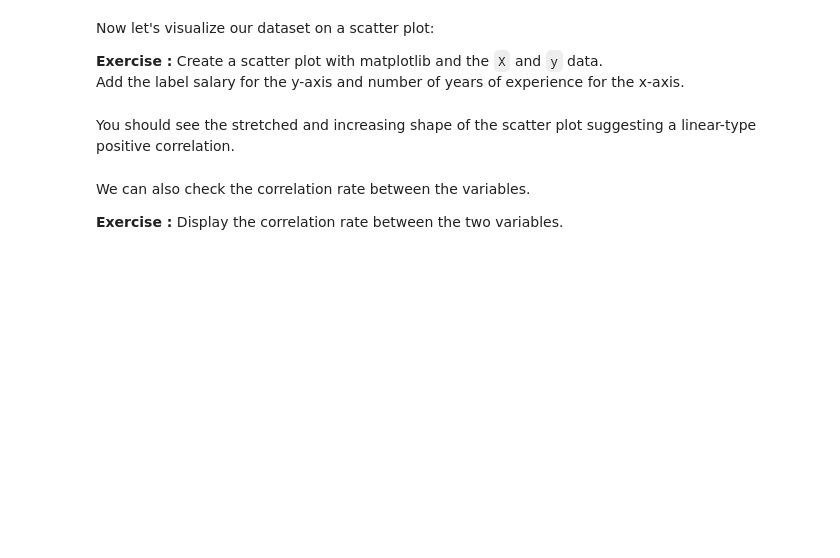
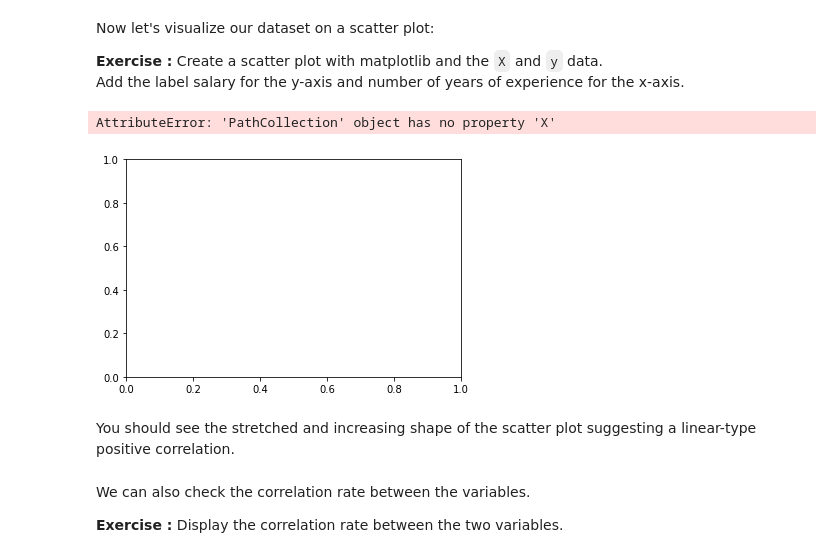
Before and after one commit to HavvaEb/Machine_Learning_exercise, a Jupyter notebook: 4.machine_learning/1.Regression/01-Simple_linear_regression_sklearn.ipynb, the cells around one changed output. Drawn from its saved outputs; the diff is of its cells as text; code cells hidden in the pictures; blank space fills up the shorter version.

```diff
--- a/4.machine_learning/1.Regression/01-Simple_linear_regression_sklearn.ipynb
+++ b/4.machine_learning/1.Regression/01-Simple_linear_regression_sklearn.ipynb
@@ -73,6 +171,15 @@ Now let's visualize our dataset on a scatter plot:
 
 **Exercise :** Create a scatter plot with matplotlib and the `X` and `y` data.
 Add the label salary for the y-axis and number of years of experience for the x-axis.
+# %%
+import matplotlib.pyplot as plt
+import seaborn as sns
+ax = plt.gca()
+sns.scatterplot(X='years of experience', y='Salary', data=df)
+plt.show()
+# %% [output]
+AttributeError: 'PathCollection' object has no property 'X'
+[figure, added]
 # %% [markdown]
 You should see the stretched and increasing shape of the scatter plot suggesting a linear-type positive correlation.
 # %% [markdown]
```
Also changed, not shown: parts of 8 cells of this notebook, 1 other file.
